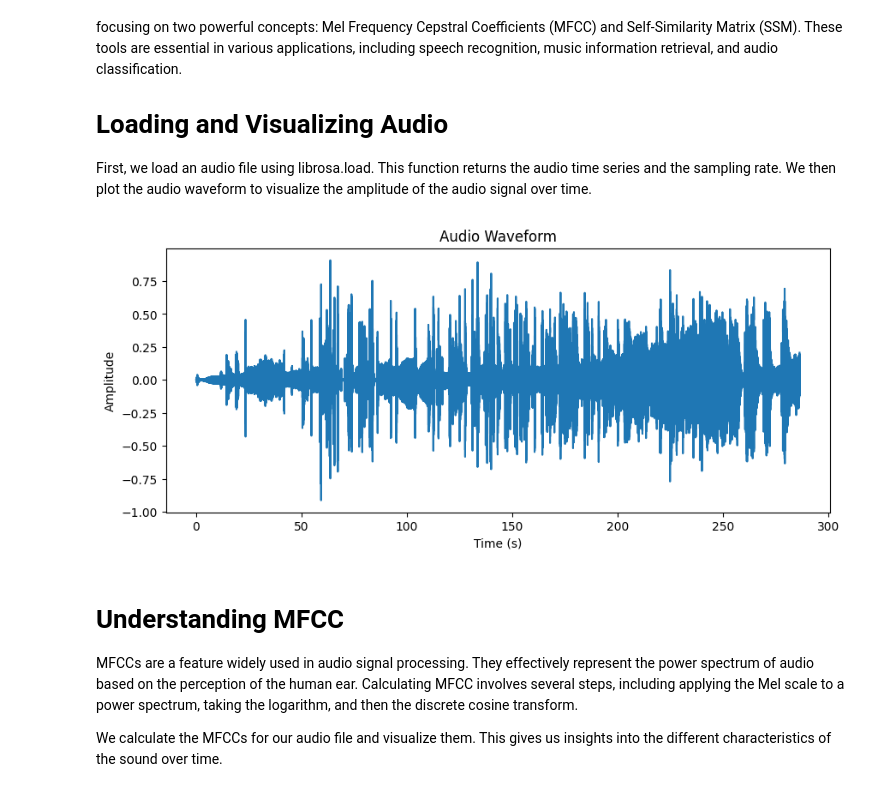
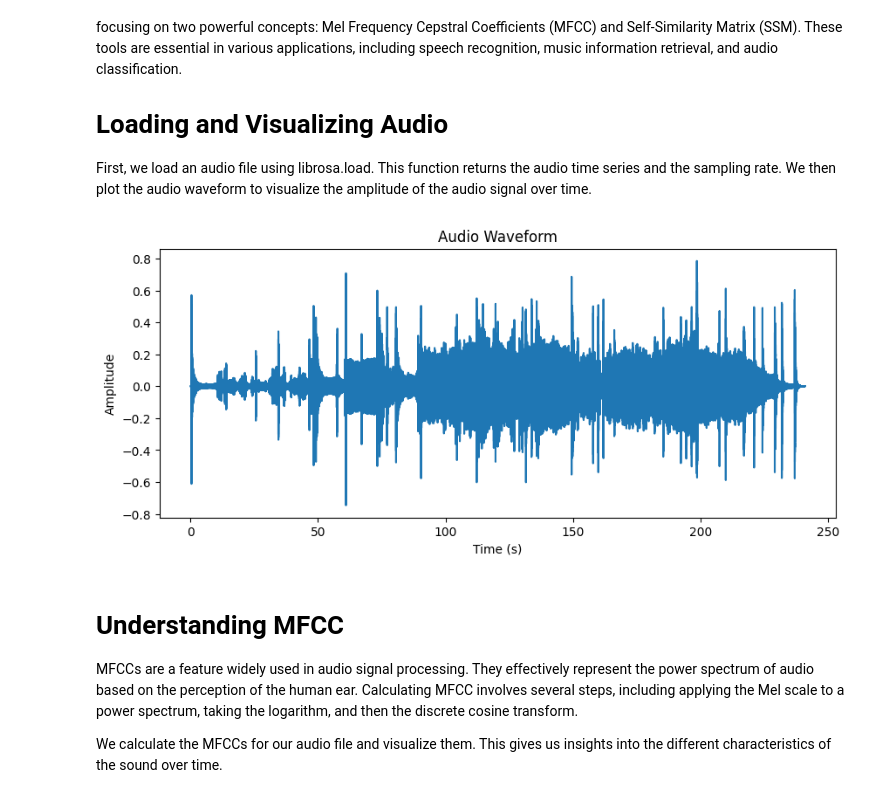
Before and after one commit to klirr2007/mitteldeutsche_tagung_2024, a Jupyter notebook: ssm_detail_vector.ipynb, the cells around one changed output. Saved outputs shown, nothing was run; the diff lists cells and outputs as text; code cells hidden in the pictures.

```diff
--- a/ssm_detail_vector.ipynb
+++ b/ssm_detail_vector.ipynb
@@ -9,25 +9,25 @@ First, we load an audio file using librosa.load. This function returns the audio
 # %%
 import librosa
 import librosa.display
 import matplotlib.pyplot as plt
 import numpy as np
 from sklearn.metrics.pairwise import cosine_similarity
 
-audio_path = 'de natura sonorum - première série - accidents - harmoniques.wav'
+audio_path = 'incidences _resonances.wav'
 y, sr = librosa.load(audio_path)
 
 # Assuming `y` is your audio signal and `sr` is the sample rate
 time = np.linspace(0, len(y) / sr, num=len(y))
 
 # Plotting the waveform
 plt.figure(figsize=(10, 4))
 plt.plot(time, y)
 plt.title('Audio Waveform')
 plt.xlabel('Time (s)')
 plt.ylabel('Amplitude')
 plt.show()
 # %% [output]
-[figure, old version]
+[figure, new version]
 # %% [markdown]
 # Understanding MFCC
 
```
Also changed, not shown: parts of 3 cells of this notebook, 6 other files.
